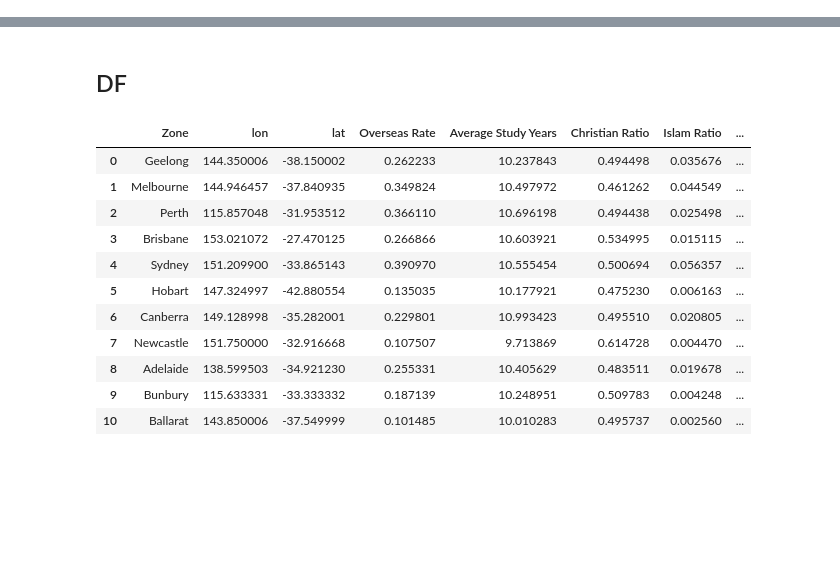
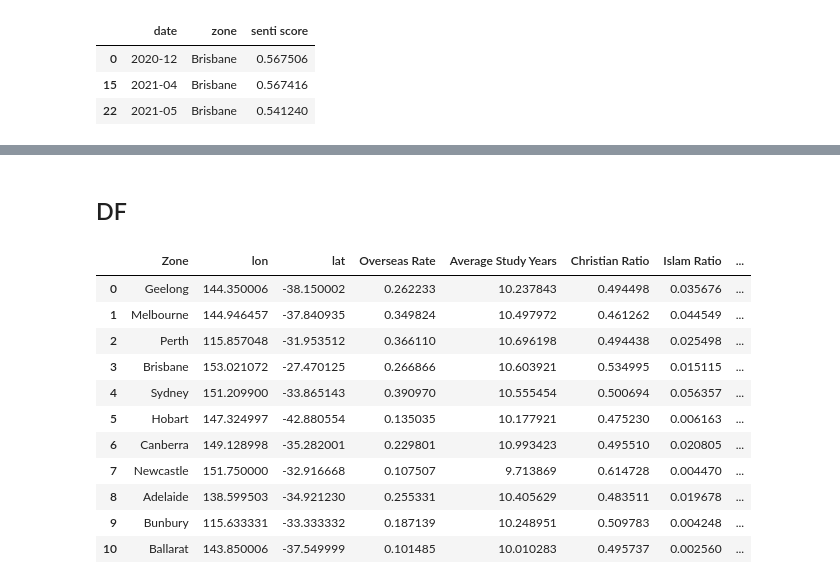
Before and after one commit to Danielyuuuuu/COMP90024CCC_ASS2, a Jupyter notebook: docker-web/app/Graph.ipynb, the cells around one changed output, grey strips where cells are left out. Drawn from its saved outputs; the diff is of its cells as text; code cells hidden in the pictures; blank space fills up the shorter version.

```diff
--- a/docker-web/app/Graph.ipynb
+++ b/docker-web/app/Graph.ipynb
@@ -5,0 +149,3 @@ import pandas as pd
+# %%
+vac_dict = get_data_summary(db="vaccine",viewType="zone month")
+cov_dict = get_data_summary(db="covid",viewType="zone month")
@@ -5,0 +159,3 @@ import pandas as pd
+# %%
+vac_df = convert_dict_df(vac_dict)
+cov_df = convert_dict_df(cov_dict)
@@ -5,0 +164,7 @@ import pandas as pd
+# %%
+vac_df[vac_df["zone"]=="Brisbane"]
+# %% [output]
+|  | date | zone | senti score |
+| 0 | 2020-12 | Brisbane | 0.567506 |
+| 15 | 2021-04 | Brisbane | 0.567416 |
+| 22 | 2021-05 | Brisbane | 0.541240 |
```
Also changed, not shown: parts of 12 cells of this notebook, 3 other files.
